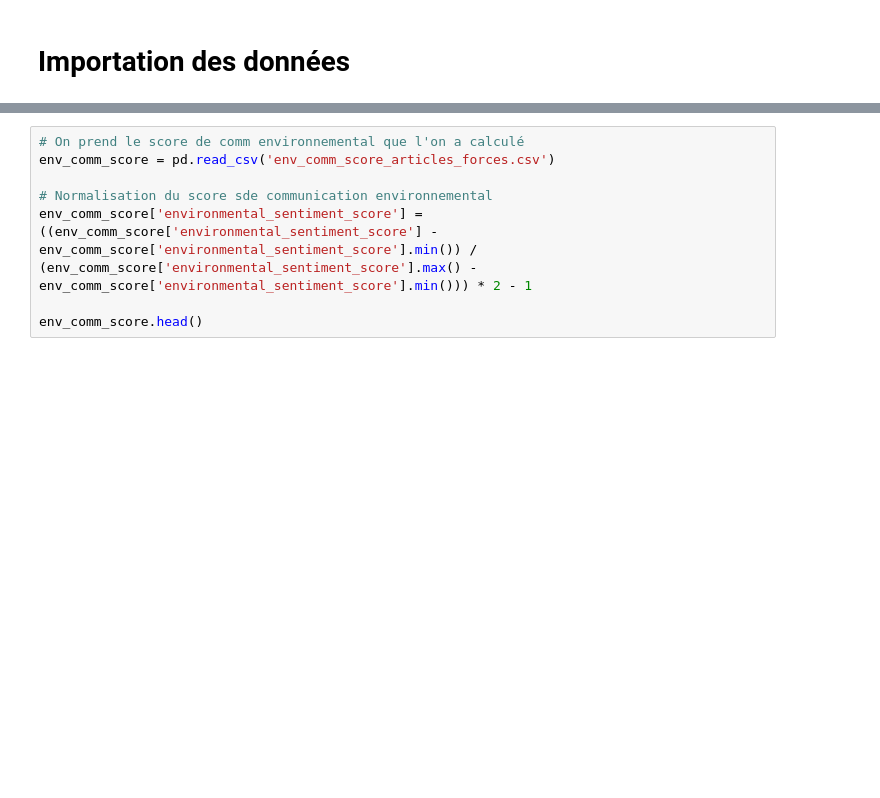
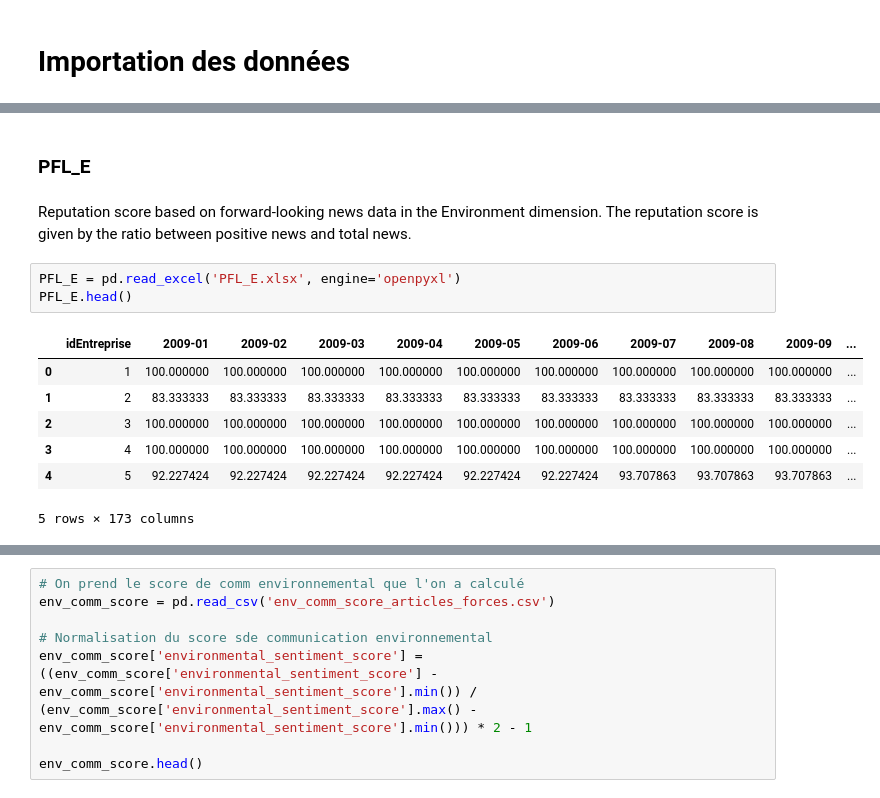
Before and after one commit to tgarnier067/Stat_app, a Jupyter notebook: Econometrie.ipynb, the cells around one changed output, grey strips where cells are left out. Saved outputs shown, nothing was run; the diff lists cells and outputs as text; blank space fills up the shorter version.

```diff
--- a/Econometrie.ipynb
+++ b/Econometrie.ipynb
@@ -43,0 +62,15 @@ esg_data.head()
+# %% [markdown]
+### PFL_E
+# %% [markdown]
+Reputation score based on forward-looking news data in the Environment dimension. The reputation score is given by the ratio between positive news and total news.
+# %%
+PFL_E = pd.read_excel('PFL_E.xlsx', engine='openpyxl')
+PFL_E.head()
+# %% [output]
+|  | idEntreprise | 2009-01 | 2009-02 | 2009-03 | 2009-04 | 2009-05 | 2009-06 | 2009-07 | 2009-08 | 2009-09 | ... |
+| 0 | 1 | 100.000000 | 100.000000 | 100.000000 | 100.000000 | 100.000000 | 100.000000 | 100.000000 | 100.000000 | 100.000000 | ... |
+| 1 | 2 | 83.333333 | 83.333333 | 83.333333 | 83.333333 | 83.333333 | 83.333333 | 83.333333 | 83.333333 | 83.333333 | ... |
+| 2 | 3 | 100.000000 | 100.000000 | 100.000000 | 100.000000 | 100.000000 | 100.000000 | 100.000000 | 100.000000 | 100.000000 | ... |
+| 3 | 4 | 100.000000 | 100.000000 | 100.000000 | 100.000000 | 100.000000 | 100.000000 | 100.000000 | 100.000000 | 100.000000 | ... |
+| 4 | 5 | 92.227424 | 92.227424 | 92.227424 | 92.227424 | 92.227424 | 92.227424 | 93.707863 | 93.707863 | 93.707863 | ... |
+5 rows × 173 columns
```
Also changed, not shown: parts of 26 cells of this notebook, 6 other files.
